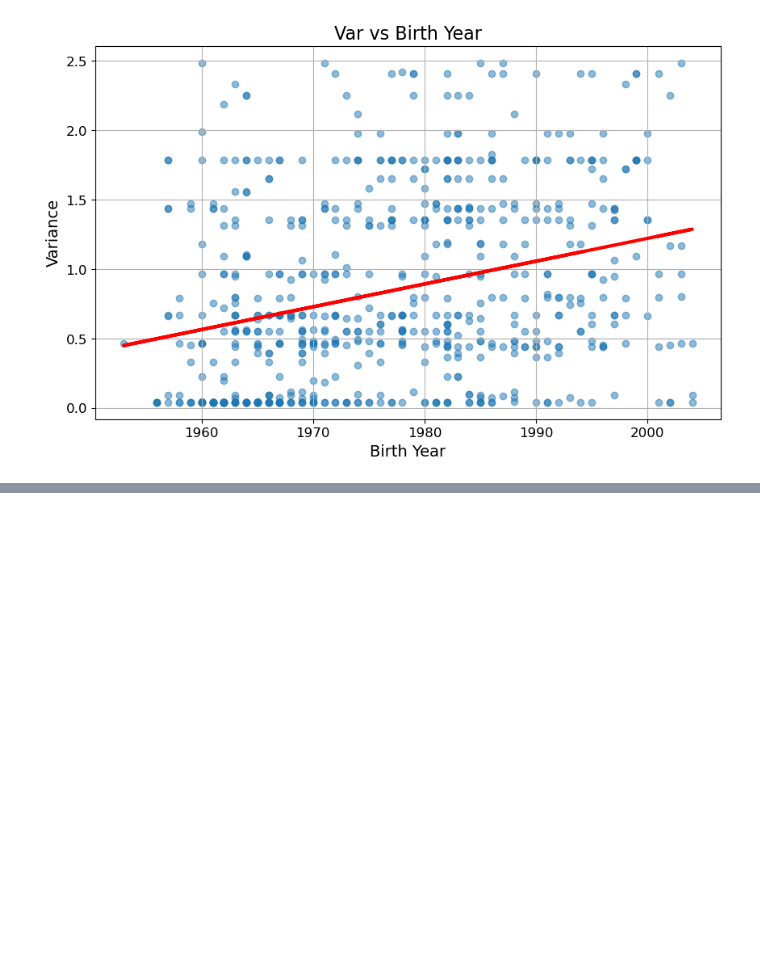
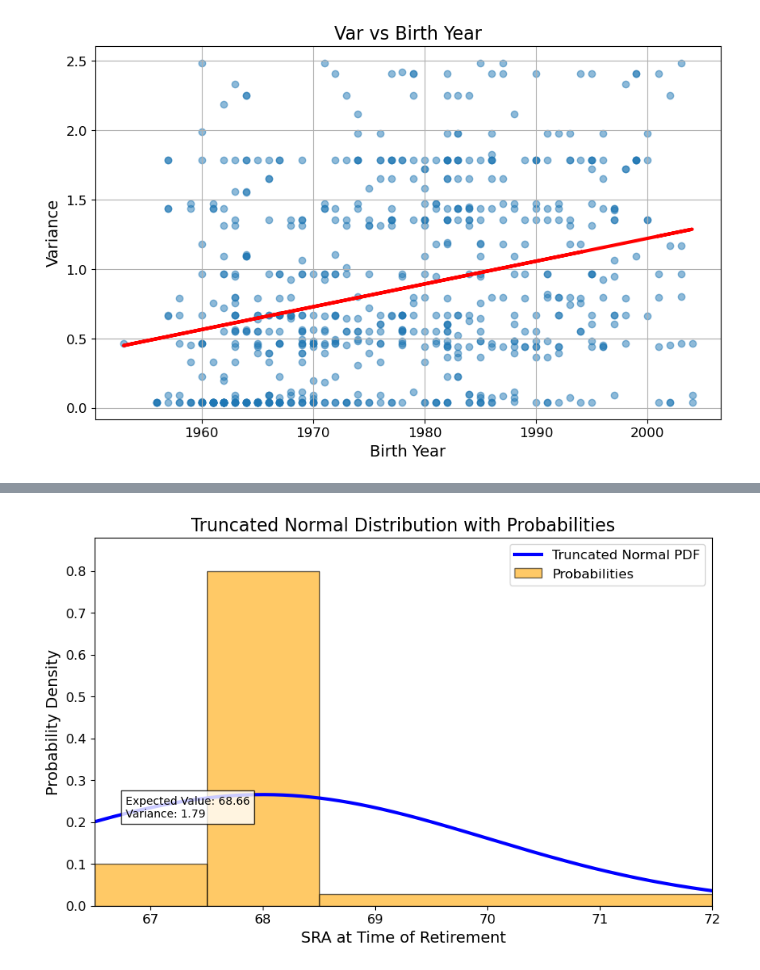
Before and after one commit to PolicyUncertainty/analysis, a Jupyter notebook: src/beliefs/temp.ipynb, the cells around one changed output, grey strips where cells are left out. Drawn from its saved outputs; the diff is of its cells as text; code cells hidden in the pictures; blank space fills up the shorter version.

```diff
--- a/src/beliefs/temp.ipynb
+++ b/src/beliefs/temp.ipynb
@@ -136,0 +58,7 @@ ImportError: cannot import name 'estimate_truncated_normal_parameters' from 'bel
+# %%
+from  beliefs.sra_beliefs.sra_plots import plot_truncated_normal_for_response
+
+response = [10, 80, 10]
+plot_truncated_normal_for_response(response, options=specs)
+# %% [output]
+[figure, added]
```
Also changed, not shown: parts of 11 cells of this notebook, 6 other files.
